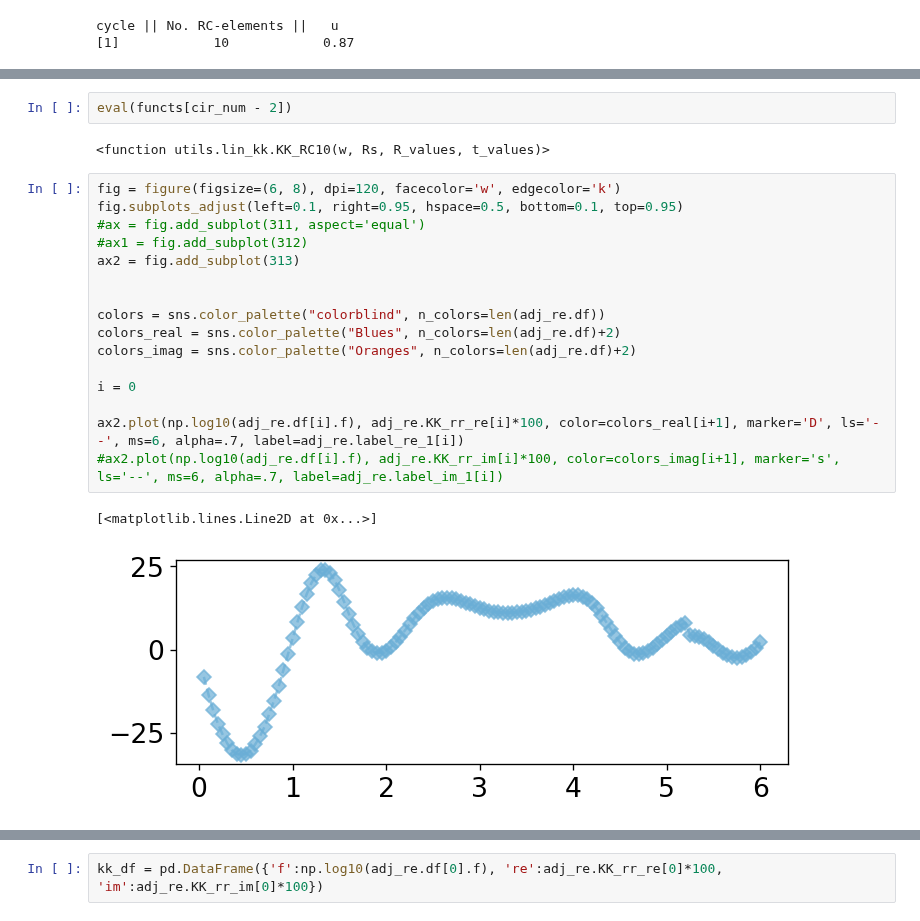
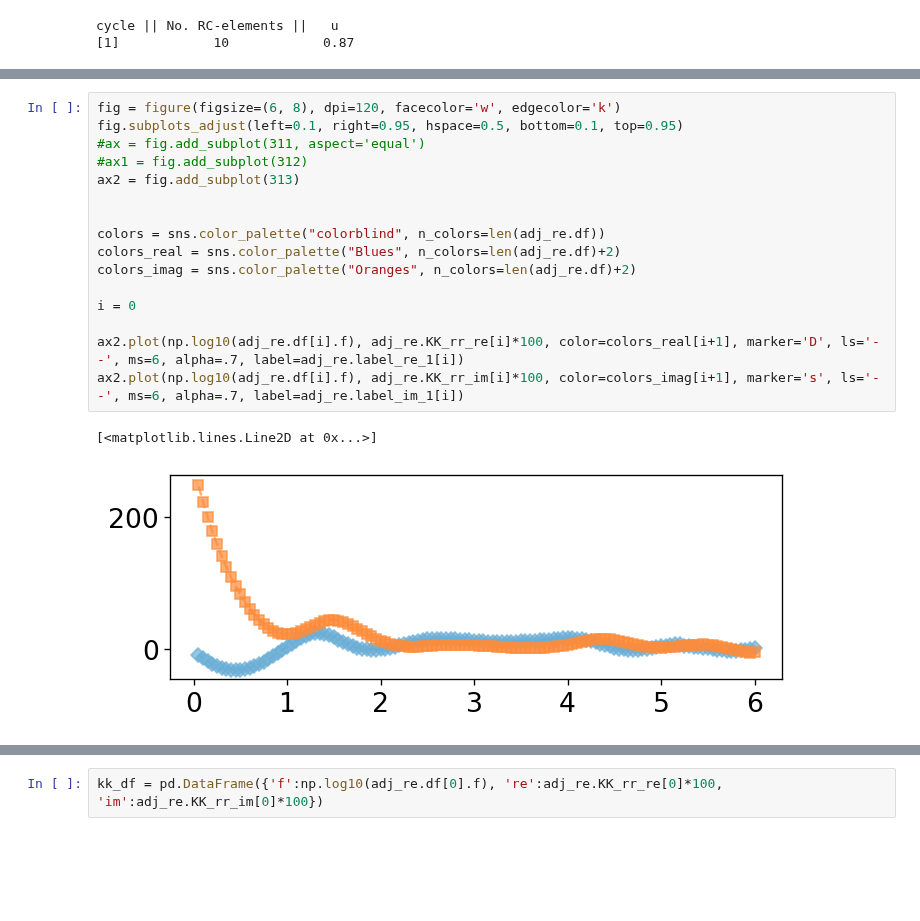
Before and after one commit to WildcatDiscovery/Kyler_Speed_Circuit, a Jupyter notebook: python_notebooks/linear_kk.ipynb, the cells around one changed output, grey strips where cells are left out. Cells and saved outputs as stored; diff of their text form; blank space fills up the shorter version.

```diff
--- a/python_notebooks/linear_kk.ipynb
+++ b/python_notebooks/linear_kk.ipynb
@@ -177,23 +120,19 @@ adj_re.KK_rr_im * 100
-# %%
-eval(functs[cir_num - 2])
-# %% [output]
-<function utils.lin_kk.KK_RC10(w, Rs, R_values, t_values)>
 # %%
 fig = figure(figsize=(6, 8), dpi=120, facecolor='w', edgecolor='k')
 fig.subplots_adjust(left=0.1, right=0.95, hspace=0.5, bottom=0.1, top=0.95)
 #ax = fig.add_subplot(311, aspect='equal')
 #ax1 = fig.add_subplot(312)
 ax2 = fig.add_subplot(313)
 
 
 colors = sns.color_palette("colorblind", n_colors=len(adj_re.df))
 colors_real = sns.color_palette("Blues", n_colors=len(adj_re.df)+2)
 colors_imag = sns.color_palette("Oranges", n_colors=len(adj_re.df)+2)
 
 i = 0
 
 ax2.plot(np.log10(adj_re.df[i].f), adj_re.KK_rr_re[i]*100, color=colors_real[i+1], marker='D', ls='--', ms=6, alpha=.7, label=adj_re.label_re_1[i])
-#ax2.plot(np.log10(adj_re.df[i].f), adj_re.KK_rr_im[i]*100, color=colors_imag[i+1], marker='s', ls='--', ms=6, alpha=.7, label=adj_re.label_im_1[i])
+ax2.plot(np.log10(adj_re.df[i].f), adj_re.KK_rr_im[i]*100, color=colors_imag[i+1], marker='s', ls='--', ms=6, alpha=.7, label=adj_re.label_im_1[i])
 # %% [output]
 [<matplotlib.lines.Line2D at 0x...>]
-[figure, old version]
+[figure, new version]
```
Also changed, not shown: parts of 9 cells of this notebook, 1 other file.
